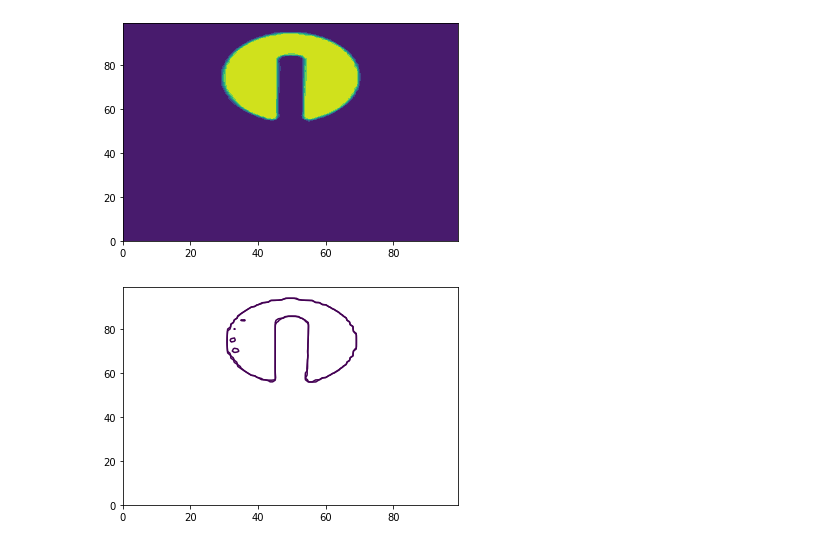
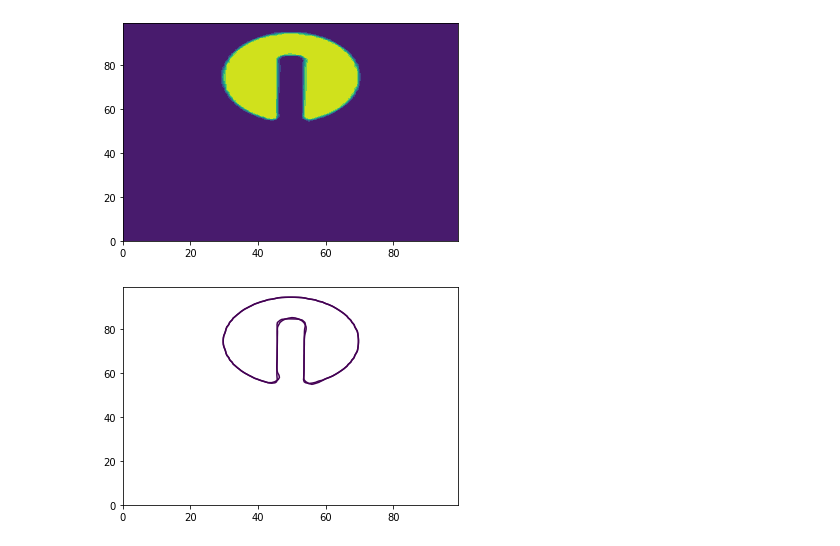
Before and after one commit to zhoutengye/NNMOF, a Jupyter notebook: cases/Zalesak/cube_adv.ipynb, the cells around one changed output. Drawn from its saved outputs; the diff is of its cells as text; code cells hidden in the pictures.

```diff
--- a/cases/Zalesak/cube_adv.ipynb
+++ b/cases/Zalesak/cube_adv.ipynb
@@ -65,10 +65,10 @@ plt.contourf(np.transpose(MOF[25,:,:]))
 <matplotlib.contour.QuadContourSet at 0x...>
 [figure]
 # %%
-x1 = plt.contour(np.transpose(MYC[25,:,:]),[0.95])
-x2 = plt.contour(np.transpose(MOF[25,:,:]),[0.95])
+x1 = plt.contour(np.transpose(MYC[25,:,:]),[0.5])
+x2 = plt.contour(np.transpose(MOF[25,:,:]),[0.5])
 # %% [output]
-[figure, old version]
+[figure, new version]
 # %%
 x1.
 # %%
```
Also changed, not shown: parts of 1 cell of this notebook, 6 other files.
